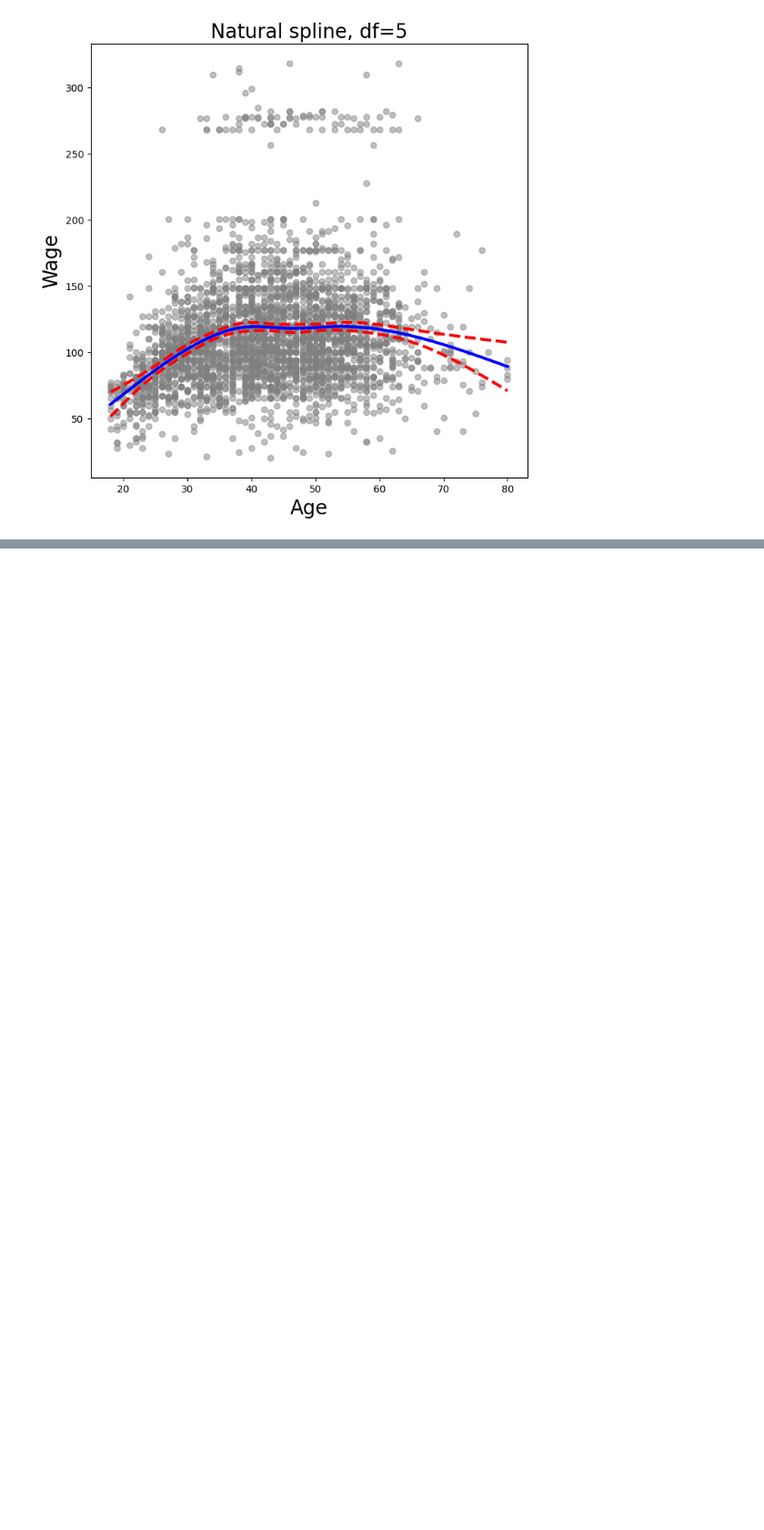
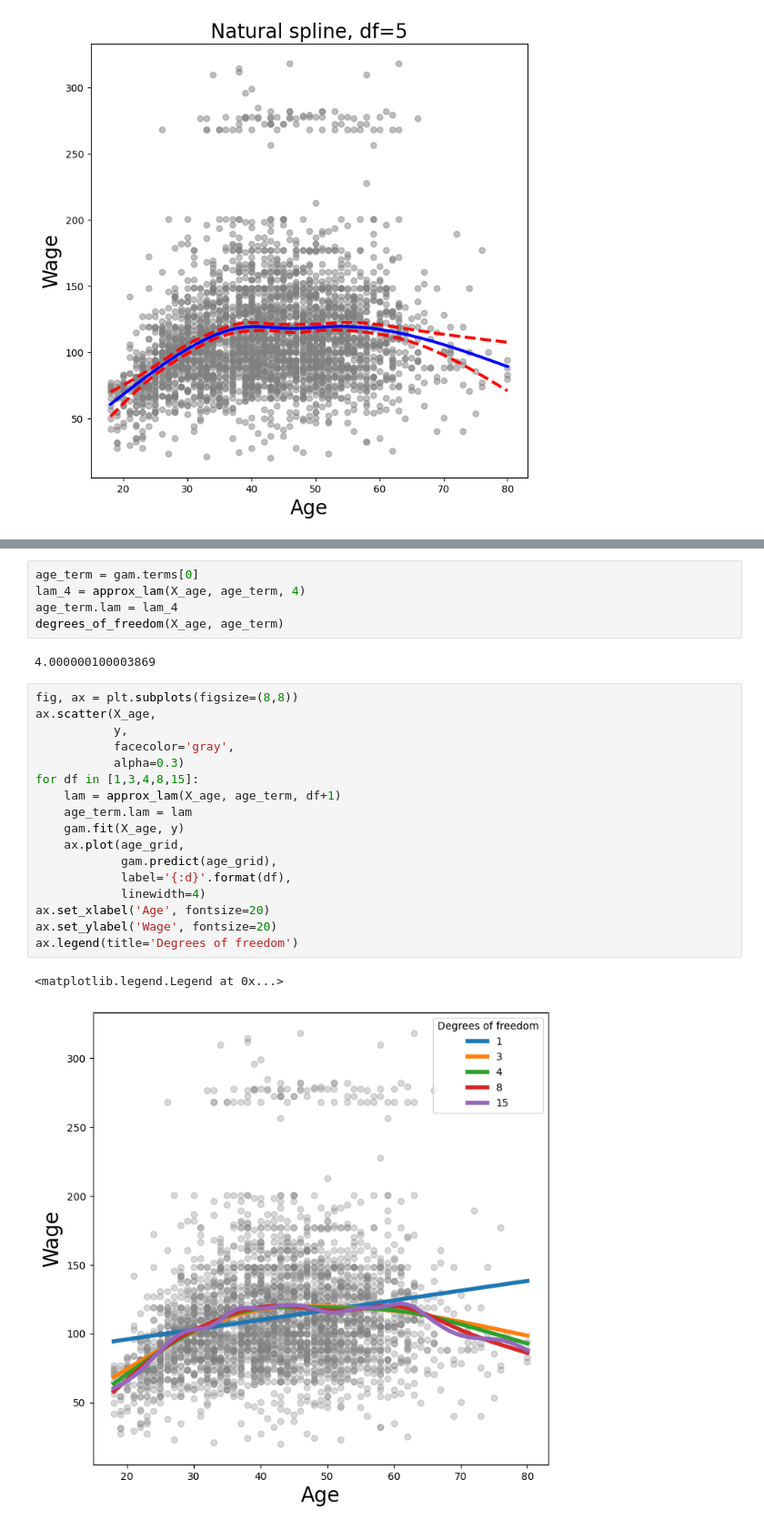
Before and after one commit to QuanPham19/statistical-modeling, a Jupyter notebook: 7-1-non-linear.ipynb, the cells around one changed output, grey strips where cells are left out. Shown at 91% size. Cells and saved outputs as stored; diff of their text form; blank space fills up the shorter version.

```diff
--- a/7-1-non-linear.ipynb
+++ b/7-1-non-linear.ipynb
@@ -205,0 +242,27 @@ plot_wage_fit(age_df,
+# %%
+age_term = gam.terms[0]
+lam_4 = approx_lam(X_age, age_term, 4)
+age_term.lam = lam_4
+degrees_of_freedom(X_age, age_term)
+# %% [output]
+4.000000100003869
+# %%
+fig, ax = plt.subplots(figsize=(8,8))
+ax.scatter(X_age,
+           y,
+           facecolor='gray',
+           alpha=0.3)
+for df in [1,3,4,8,15]:
+    lam = approx_lam(X_age, age_term, df+1)
+    age_term.lam = lam
+    gam.fit(X_age, y)
+    ax.plot(age_grid,
+            gam.predict(age_grid),
+            label='{:d}'.format(df),
+            linewidth=4)
+ax.set_xlabel('Age', fontsize=20)
+ax.set_ylabel('Wage', fontsize=20)
+ax.legend(title='Degrees of freedom')
+# %% [output]
+<matplotlib.legend.Legend at 0x...>
+[figure, added]
```
Also changed, not shown: parts of 21 cells of this notebook.
